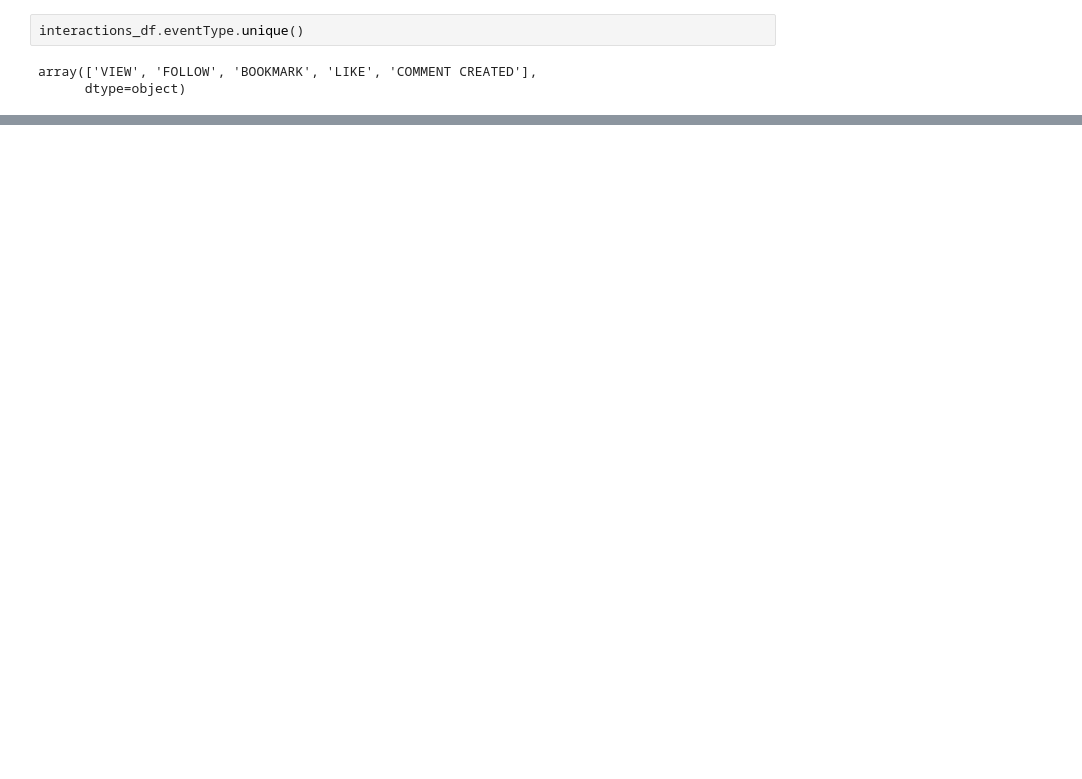
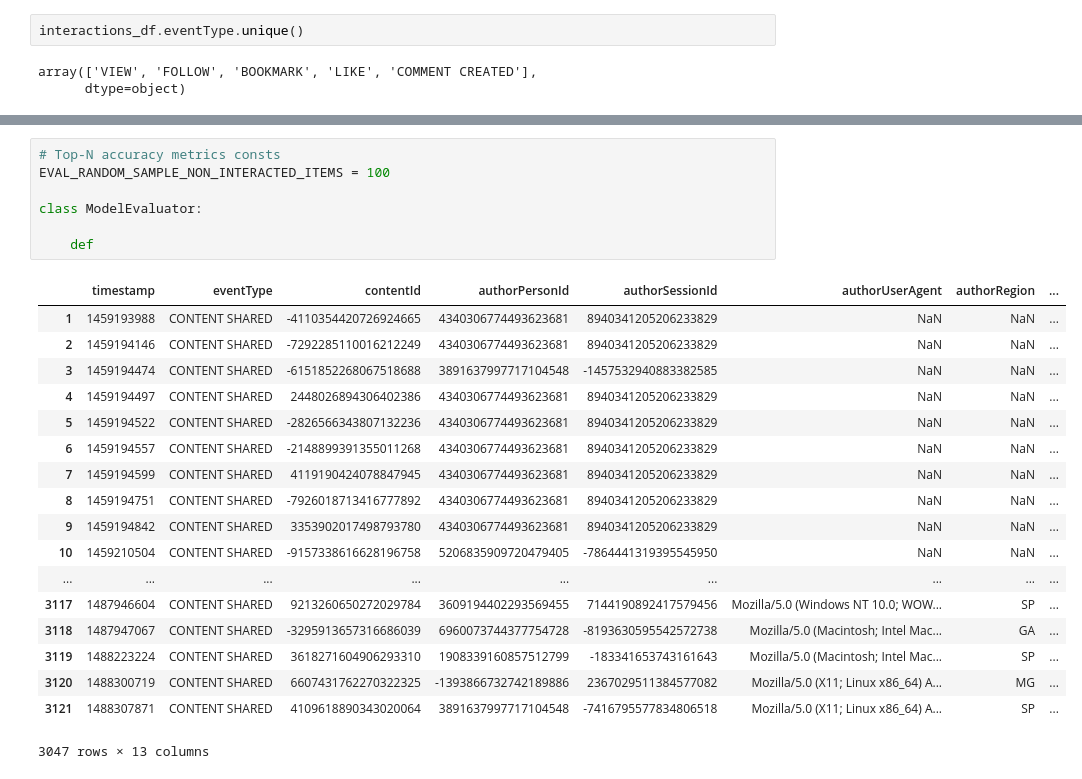
Before and after one commit to swainshashwat/recsys, a Jupyter notebook: recsys001.ipynb, the cells around one changed output, grey strips where cells are left out. Drawn from its saved outputs; the diff is of its cells as text; blank space fills up the shorter version.

```diff
--- a/recsys001.ipynb
+++ b/recsys001.ipynb
@@ -76,0 +169,26 @@ interactions_df.head(7)
+# %%
+# Top-N accuracy metrics consts
+EVAL_RANDOM_SAMPLE_NON_INTERACTED_ITEMS = 100
+
+class ModelEvaluator:
+
+    def
+# %% [output]
+|  | timestamp | eventType | contentId | authorPersonId | authorSessionId | authorUserAgent | authorRegion | ... |
+| 1 | 1459193988 | CONTENT SHARED | -4110354420726924665 | 4340306774493623681 | 8940341205206233829 | NaN | NaN | ... |
+| 2 | 1459194146 | CONTENT SHARED | -7292285110016212249 | 4340306774493623681 | 8940341205206233829 | NaN | NaN | ... |
+| 3 | 1459194474 | CONTENT SHARED | -6151852268067518688 | 3891637997717104548 | -1457532940883382585 | NaN | NaN | ... |
+| 4 | 1459194497 | CONTENT SHARED | 2448026894306402386 | 4340306774493623681 | 8940341205206233829 | NaN | NaN | ... |
+| 5 | 1459194522 | CONTENT SHARED | -2826566343807132236 | 4340306774493623681 | 8940341205206233829 | NaN | NaN | ... |
+| 6 | 1459194557 | CONTENT SHARED | -2148899391355011268 | 4340306774493623681 | 8940341205206233829 | NaN | NaN | ... |
+| 7 | 1459194599 | CONTENT SHARED | 4119190424078847945 | 4340306774493623681 | 8940341205206233829 | NaN | NaN | ... |
+| 8 | 1459194751 | CONTENT SHARED | -7926018713416777892 | 4340306774493623681 | 8940341205206233829 | NaN | NaN | ... |
+| 9 | 1459194842 | CONTENT SHARED | 3353902017498793780 | 4340306774493623681 | 8940341205206233829 | NaN | NaN | ... |
+| 10 | 1459210504 | CONTENT SHARED | -9157338616628196758 | 5206835909720479405 | -7864441319395545950 | NaN | NaN | ... |
+| ... | ... | ... | ... | ... | ... | ... | ... | ... |
+| 3117 | 1487946604 | CONTENT SHARED | 9213260650272029784 | 3609194402293569455 | 7144190892417579456 | Mozilla/5.0 (Windows NT 10.0; WOW... | SP | ... |
+| 3118 | 1487947067 | CONTENT SHARED | -3295913657316686039 | 6960073744377754728 | -8193630595542572738 | Mozilla/5.0 (Macintosh; Intel Mac... | GA | ... |
+| 3119 | 1488223224 | CONTENT SHARED | 3618271604906293310 | 1908339160857512799 | -183341653743161643 | Mozilla/5.0 (Macintosh; Intel Mac... | SP | ... |
+| 3120 | 1488300719 | CONTENT SHARED | 6607431762270322325 | -1393866732742189886 | 2367029511384577082 | Mozilla/5.0 (X11; Linux x86_64) A... | MG | ... |
+| 3121 | 1488307871 | CONTENT SHARED | 4109618890343020064 | 3891637997717104548 | -7416795577834806518 | Mozilla/5.0 (X11; Linux x86_64) A... | SP | ... |
+3047 rows × 13 columns
```
Also changed, not shown: parts of 14 cells of this notebook.
